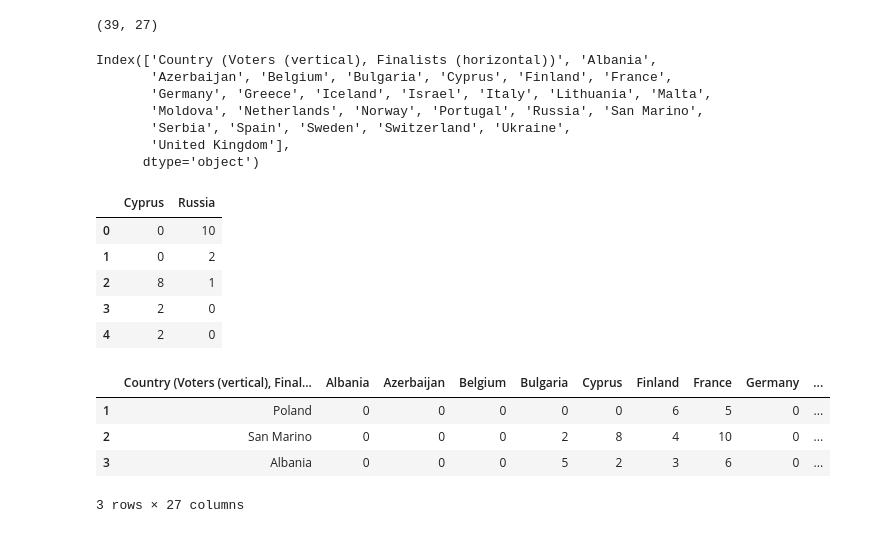
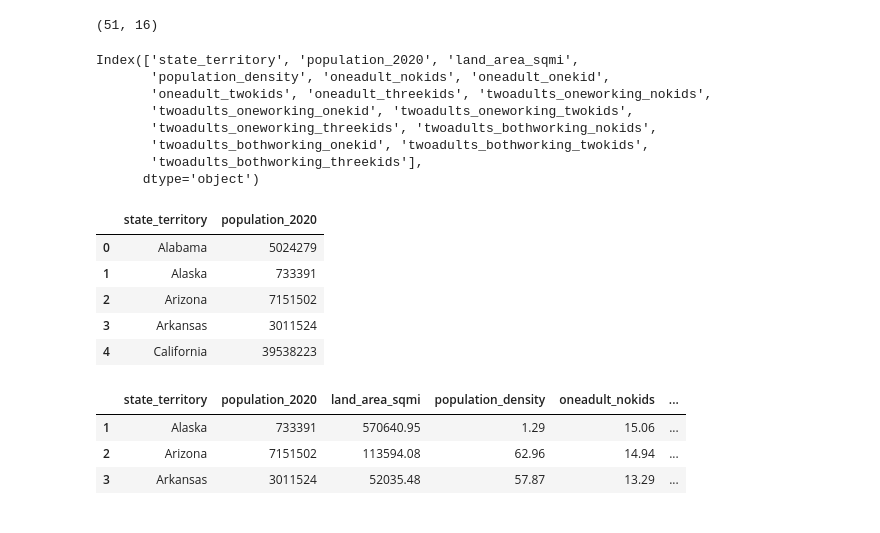
Before and after one commit to StupidPotc/laba8, a Jupyter notebook: Untitled.ipynb, the cells around one changed output. Saved outputs shown, nothing was run; the diff lists cells and outputs as text; code cells hidden in the pictures.

```diff
--- a/Untitled.ipynb
+++ b/Untitled.ipynb
@@ -1,4 +1,4 @@
 # %%
 import pandas as pd
 # %%
-euro_dataset=pd.read_csv("euro.csv")
+states_dataset=pd.read_csv("livingwage50states.csv")
@@ -26,31 +25,31 @@ euro_dataset
 # %%
-euro_dataset.shape
+states_dataset.shape
 # %% [output]
-(39, 27)
+(51, 16)
 # %%
-euro_dataset.columns
+states_dataset.columns
 # %% [output]
-Index(['Country (Voters (vertical), Finalists (horizontal))', 'Albania',
-       'Azerbaijan', 'Belgium', 'Bulgaria', 'Cyprus', 'Finland', 'France',
-       'Germany', 'Greece', 'Iceland', 'Israel', 'Italy', 'Lithuania', 'Malta',
-       'Moldova', 'Netherlands', 'Norway', 'Portugal', 'Russia', 'San Marino',
-       'Serbia', 'Spain', 'Sweden', 'Switzerland', 'Ukraine',
-       'United Kingdom'],
+Index(['state_territory', 'population_2020', 'land_area_sqmi',
+       'population_density', 'oneadult_nokids', 'oneadult_onekid',
+       'oneadult_twokids', 'oneadult_threekids', 'twoadults_oneworking_nokids',
+       'twoadults_oneworking_onekid', 'twoadults_oneworking_twokids',
+       'twoadults_oneworking_threekids', 'twoadults_bothworking_nokids',
+       'twoadults_bothworking_onekid', 'twoadults_bothworking_twokids',
+       'twoadults_bothworking_threekids'],
       dtype='object')
-# %%
-euro_dataset[['Cyprus', 'Russia']].head()
-# %% [output]
-|  | Cyprus | Russia |
-| 0 | 0 | 10 |
-| 1 | 0 | 2 |
-| 2 | 8 | 1 |
-| 3 | 2 | 0 |
-| 4 | 2 | 0 |
+# %%
+states_dataset[['state_territory', 'population_2020']].head()
+# %% [output]
+|  | state_territory | population_2020 |
+| 0 | Alabama | 5024279 |
+| 1 | Alaska | 733391 |
+| 2 | Arizona | 7151502 |
+| 3 | Arkansas | 3011524 |
+| 4 | California | 39538223 |
 # %%
-euro_dataset.loc[1:3]
+states_dataset.loc[1:3]
 # %% [output]
-|  | Country (Voters (vertical), Final... | Albania | Azerbaijan | Belgium | Bulgaria | Cyprus | Finland | France | Germany | ... |
-| 1 | Poland | 0 | 0 | 0 | 0 | 0 | 6 | 5 | 0 | ... |
-| 2 | San Marino | 0 | 0 | 0 | 2 | 8 | 4 | 10 | 0 | ... |
-| 3 | Albania | 0 | 0 | 0 | 5 | 2 | 3 | 6 | 0 | ... |
+|  | state_territory | population_2020 | land_area_sqmi | population_density | oneadult_nokids | ... |
+| 1 | Alaska | 733391 | 570640.95 | 1.29 | 15.06 | ... |
+| 2 | Arizona | 7151502 | 113594.08 | 62.96 | 14.94 | ... |
+| 3 | Arkansas | 3011524 | 52035.48 | 57.87 | 13.29 | ... |
-3 rows × 27 columns
```
Also changed, not shown: parts of 8 cells of this notebook, 1 other file.
